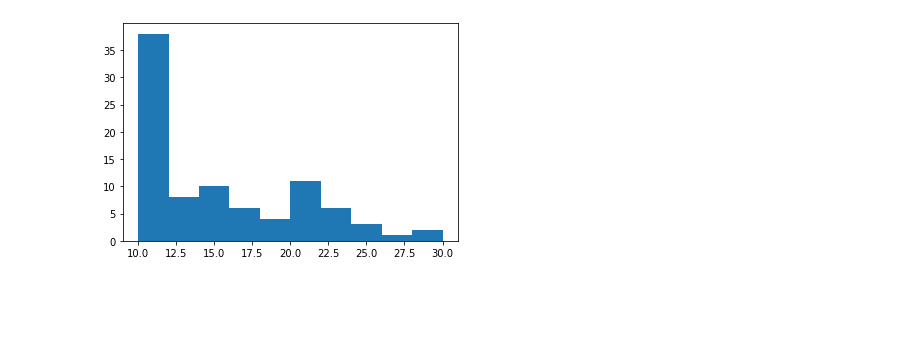
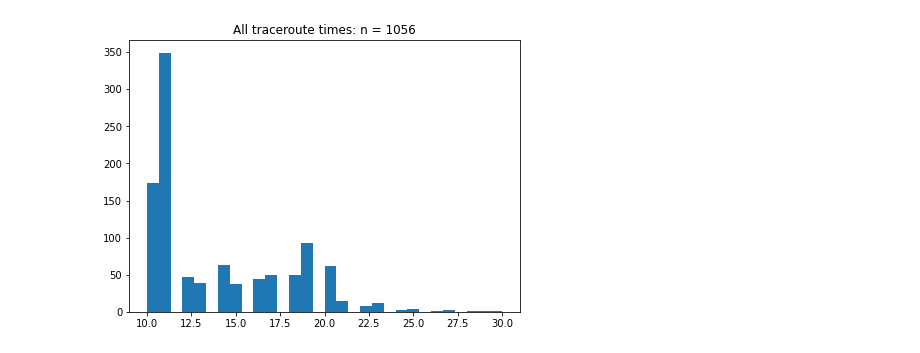
Before and after one commit to ayoskovich/int-traffic, a Jupyter notebook: parseTrace.ipynb, the cells around one changed output. Cells and saved outputs as stored; diff of their text form; code cells hidden in the pictures; blank space fills up the shorter version.

Commit message:
Creating rough static dashboard for traceroute

```diff
--- a/parseTrace.ipynb
+++ b/parseTrace.ipynb
@@ -26,15 +26,15 @@ for i, x in enumerate(dat):
     if is_norm(x):
         al.append(clean_dat(x, i))
 
-
-full = pd.concat(al).explode('times')
-full['times'] = full['times'].astype(float)
-
+full = pd.concat(al).pipe(post_process)
 
 FRONT = ['trace_id', 'start', 'end', 'trace_line']
 clean = full[FRONT + [x for x in full.columns if x not in FRONT]].drop(['trace_entry', 'whereto'], axis=1)
-
-ROUTE_TIMES = clean.drop_duplicates(subset=['trace_id']).apply(lambda x: x['end'] - x['start'], axis=1)
-plt.hist(ROUTE_TIMES / np.timedelta64(1, 's'));
-# %% [output]
-[figure, removed]
+# %%
+WIDTH = 7
+HEIGHT = 5
+fig, axs = plt.subplots(figsize=(WIDTH, HEIGHT))
+axs.hist(full.drop_duplicates(subset=['trace_id'])['n_seconds'], bins=30);
+axs.set_title('All traceroute times: n = {}'.format(full.trace_id.nunique()));
+# %% [output]
+[figure, added]
```
Also changed, not shown: parts of 2 cells of this notebook, 5 other files.
